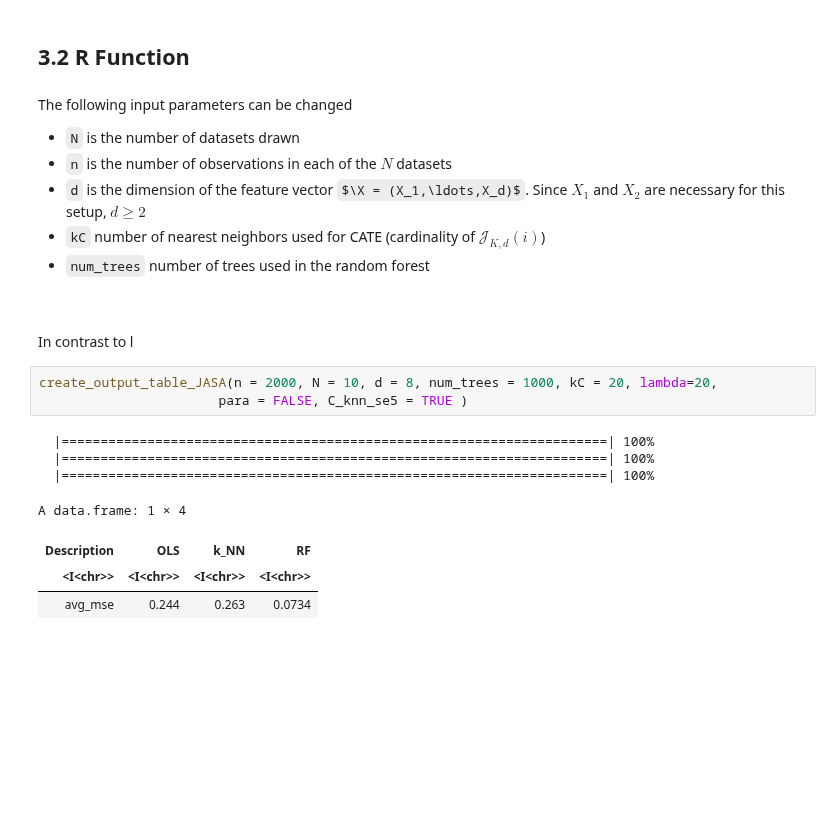
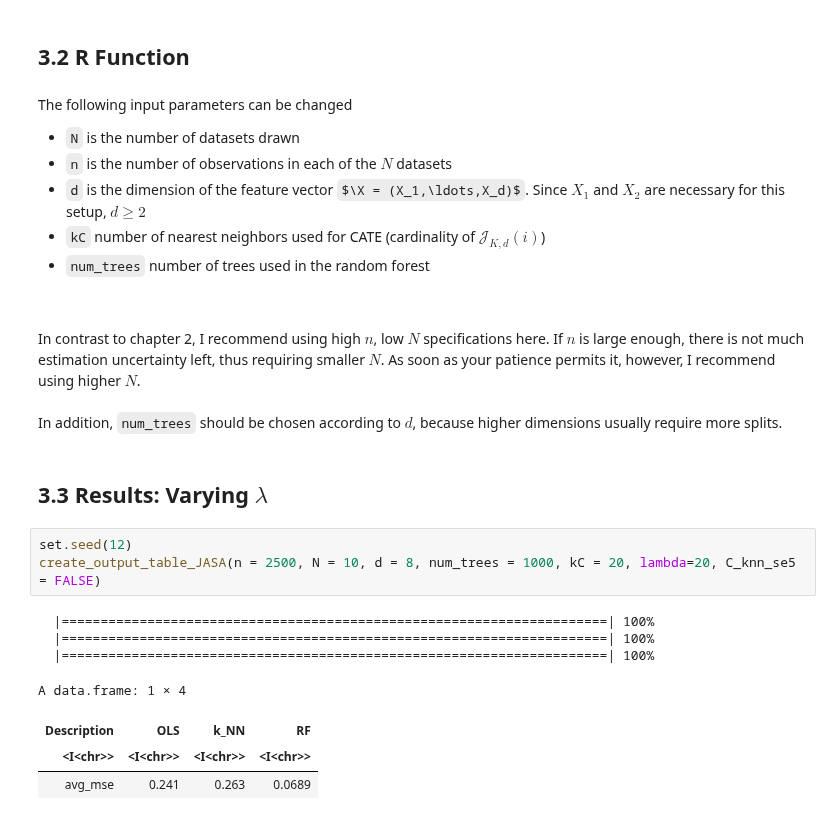
Before and after one commit to timmens/student-project-timmens, a Jupyter notebook: Simulation_Study/simulation_study.ipynb, the cells around one changed output. Cells and saved outputs as stored; diff of their text form; some formulas as TeX source; blank space fills up the shorter version.

```diff
--- a/Simulation_Study/simulation_study.ipynb
+++ b/Simulation_Study/simulation_study.ipynb
@@ -855,16 +858,20 @@ The following input parameters can be changed
 * `kC` number of nearest neighbors used for CATE (cardinality of $\mathcal{J}_{K, d}(i)$)
 * `num_trees` number of trees used in the random forest
 <br>
-<br>
-In contrast to l
+# %% [markdown]
+In contrast to chapter 2, I recommend using high $n$, low $N$ specifications here. If $n$ is large enough, there is not much estimation uncertainty left, thus requiring smaller $N$. As soon as your patience permits it, however, I recommend using higher $N$.<br>
+<br>
+In addition, `num_trees` should be chosen according to $d$, because higher dimensions usually require more splits.
+# %% [markdown]
+## 3.3 Results: Varying $\lambda$
 # %%
-create_output_table_JASA(n = 2000, N = 10, d = 8, num_trees = 1000, kC = 20, lambda=20,
-                       para = FALSE, C_knn_se5 = TRUE )
+set.seed(12)
+create_output_table_JASA(n = 2500, N = 10, d = 8, num_trees = 1000, kC = 20, lambda=20, C_knn_se5 = FALSE)
 # %% [output]
   |======================================================================| 100%
   |======================================================================| 100%
   |======================================================================| 100%
 A data.frame: 1 × 4
 | Description | OLS | k_NN | RF |
 | <I<chr>> | <I<chr>> | <I<chr>> | <I<chr>> |
-| avg_mse | 0.244 | 0.263 | 0.0734 |
+| avg_mse | 0.241 | 0.263 | 0.0689 |
```
Also changed, not shown: parts of 13 cells of this notebook, 1 other file.
